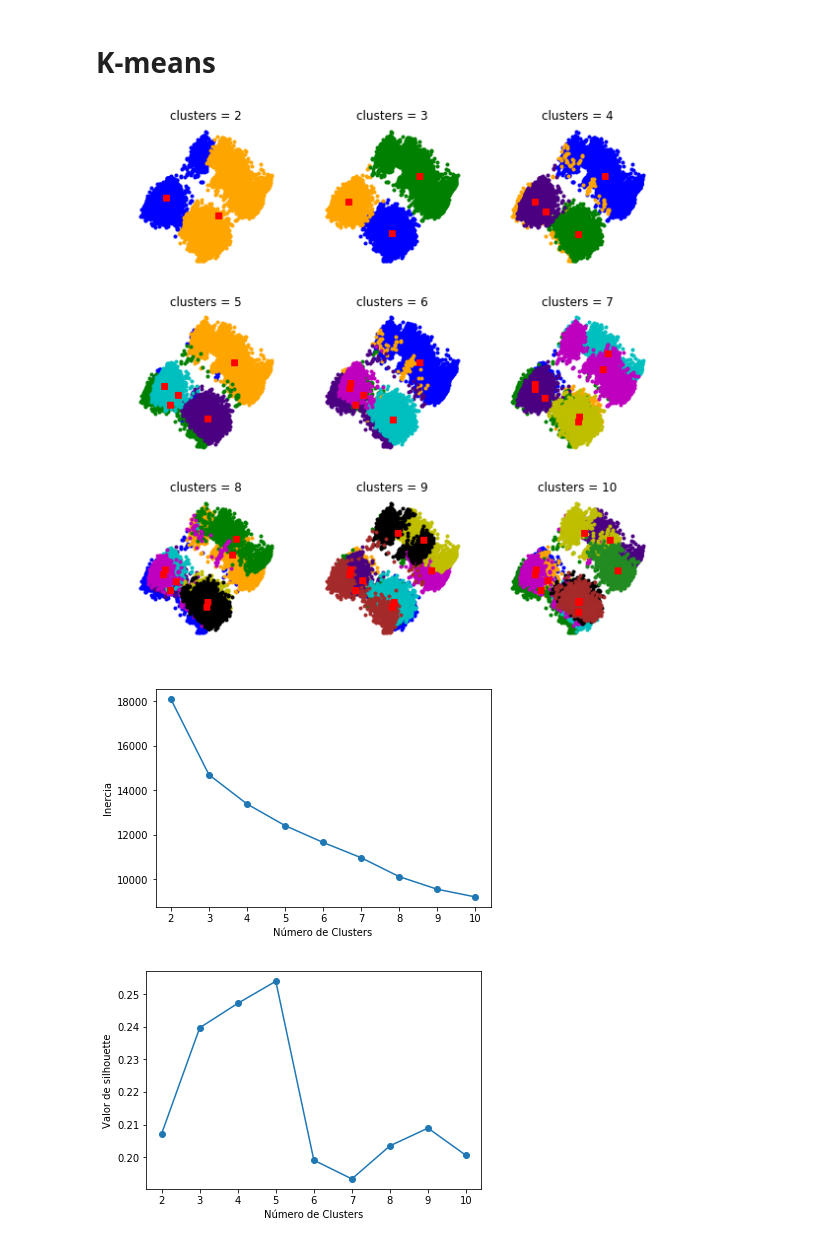
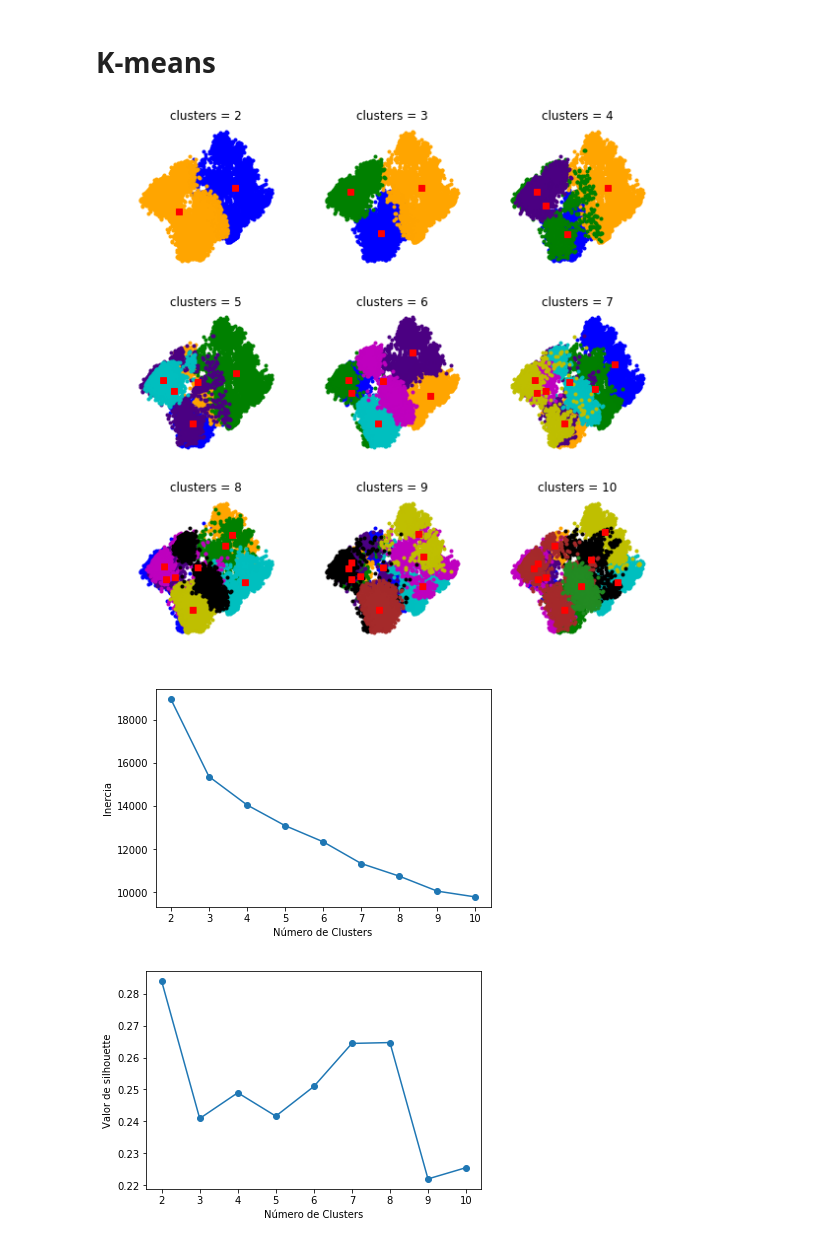
Before and after one commit to federovskys/Proyecto_Integrador_MachineLearning_MEData, a Jupyter notebook: beneficiarios_discapacidad.ipynb, the cells around one changed output. Saved outputs shown, nothing was run; the diff lists cells and outputs as text; code cells hidden in the pictures.

```diff
--- a/beneficiarios_discapacidad.ipynb
+++ b/beneficiarios_discapacidad.ipynb
@@ -77,7 +77,7 @@ datosCodificados
 from sklearn.impute import SimpleImputer
 
 estrategia = SimpleImputer(strategy = 'most_frequent') #Se rellenan los datos faltantes por el método de el dato más frecuente
-datosNuevos = estrategia.fit_transform(df)
+datosNuevos = estrategia.fit_transform(datosCodificados)
 
 
 labels = []
@@ -301,7 +307,7 @@ pyplot.show()
 # %%
 from sklearn.cluster import KMeans
 from sklearn.metrics import silhouette_score # Método de validación silhouette
-from sklearn.metrics import calinski_harabasz_score # Método de validación Calinski-Harabasz
+from sklearn.metrics import calinski_harabaz_score # Método de validación Calinski-Harabasz
 
 from sklearn.utils import check_random_state # Es una librería para definir un generador de números aleatorios a partir de
                                              # de la librería numpy
@@ -341,39 +347,39 @@ for ncenters, ax in enumerate(axes1.reshape(-1), 2):
     centros = Modelo_Kmeans.cluster_centers_ # Calcula la matriz de centros
     inercia.append(Modelo_Kmeans.inertia_) # optimiza el punto de inercia de acuerdo al número de clusters
     silhouette_valores.append(silhouette_score(Nuevos_Datos, Etiquetas)) # Se aplica la métrica Silhouette
-    ch_valores.append(calinski_harabasz_score(Nuevos_Datos, Etiquetas)) # Se aplica la métrica Calinski-Harabasz
+    ch_valores.append(calinski_harabaz_score(Nuevos_Datos, Etiquetas)) # Se aplica la métrica Calinski-Harabasz
 
     for j in range(ncenters):
         ax.plot(xpts[Etiquetas == j],
                 ypts[Etiquetas == j], '.', color=colors[j])
 
     for pt in centros:
         ax.plot(pt[0], pt[1], 'rs')
 
     ax.set_title('clusters = {0}'.format(ncenters))
     ax.axis('off')
 
 fig1.tight_layout()
 pyplot.show()
 
 fig2, ax2 = pyplot.subplots()
 ax2.plot(np.r_[2:11], inercia, marker = 'o')
 ax2.set_xlabel("Número de Clusters")
 ax2.set_ylabel("Inercia")
 pyplot.show()
 
 fig3, ax3 = pyplot.subplots()
 ax3.plot(np.r_[2:11], silhouette_valores, marker = 'o')
 ax3.set_xlabel("Número de Clusters")
 ax3.set_ylabel("Valor de silhouette")
 pyplot.show()
 
 fig3, ax3 = pyplot.subplots()
 ax3.plot(np.r_[2:11], ch_valores, marker = 'o')
 ax3.set_xlabel("Número de Clusters")
 ax3.set_ylabel("Valor de índice Calinski-Harabasz")
 pyplot.show()
 # %% [output]
-[figure, old version]
+[figure, new version]
-[figure, old version]
+[figure, new version]
-[figure, old version]
+[figure, new version]
```
Also changed, not shown: parts of 9 cells of this notebook, 3 other files.
